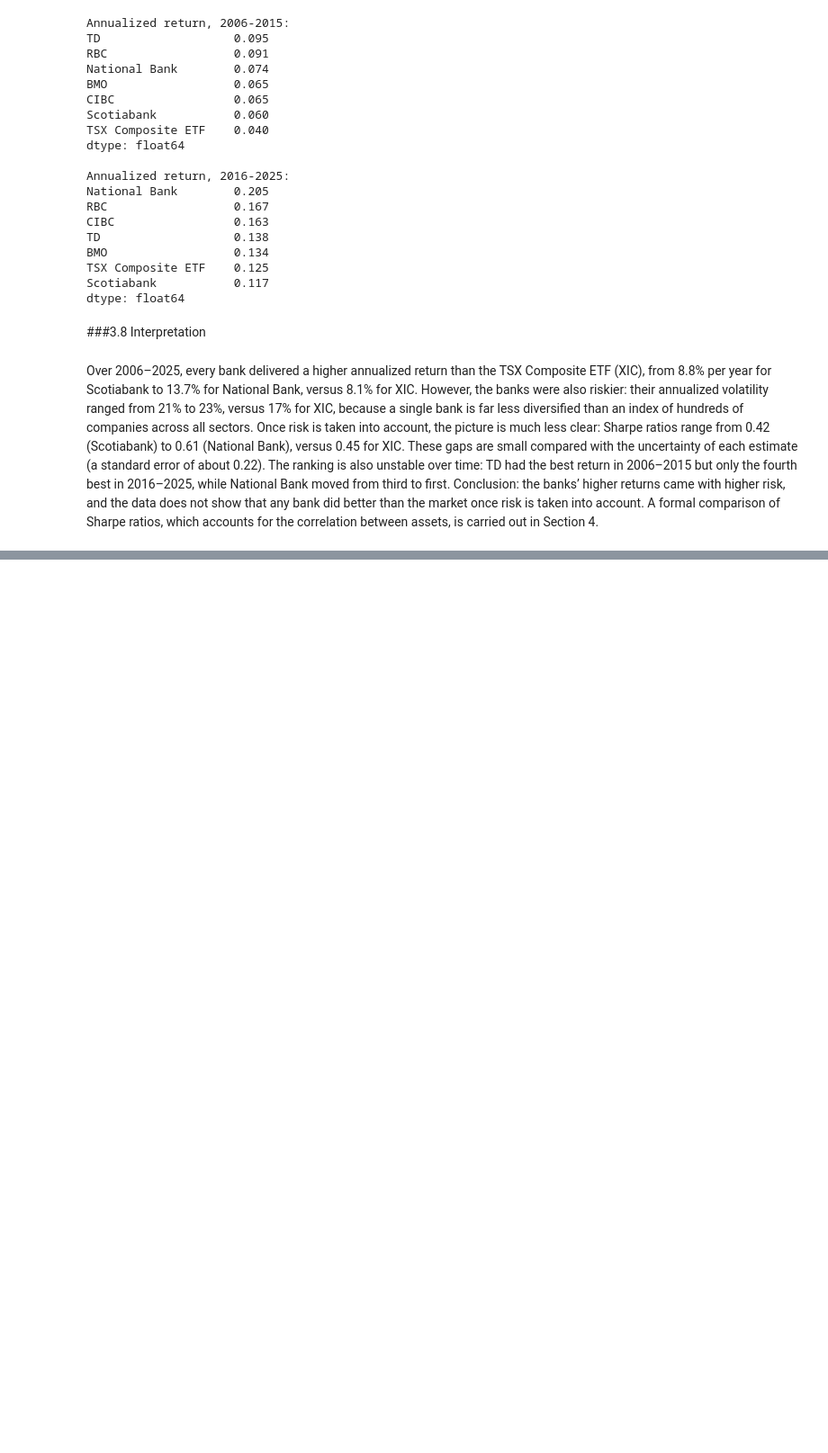
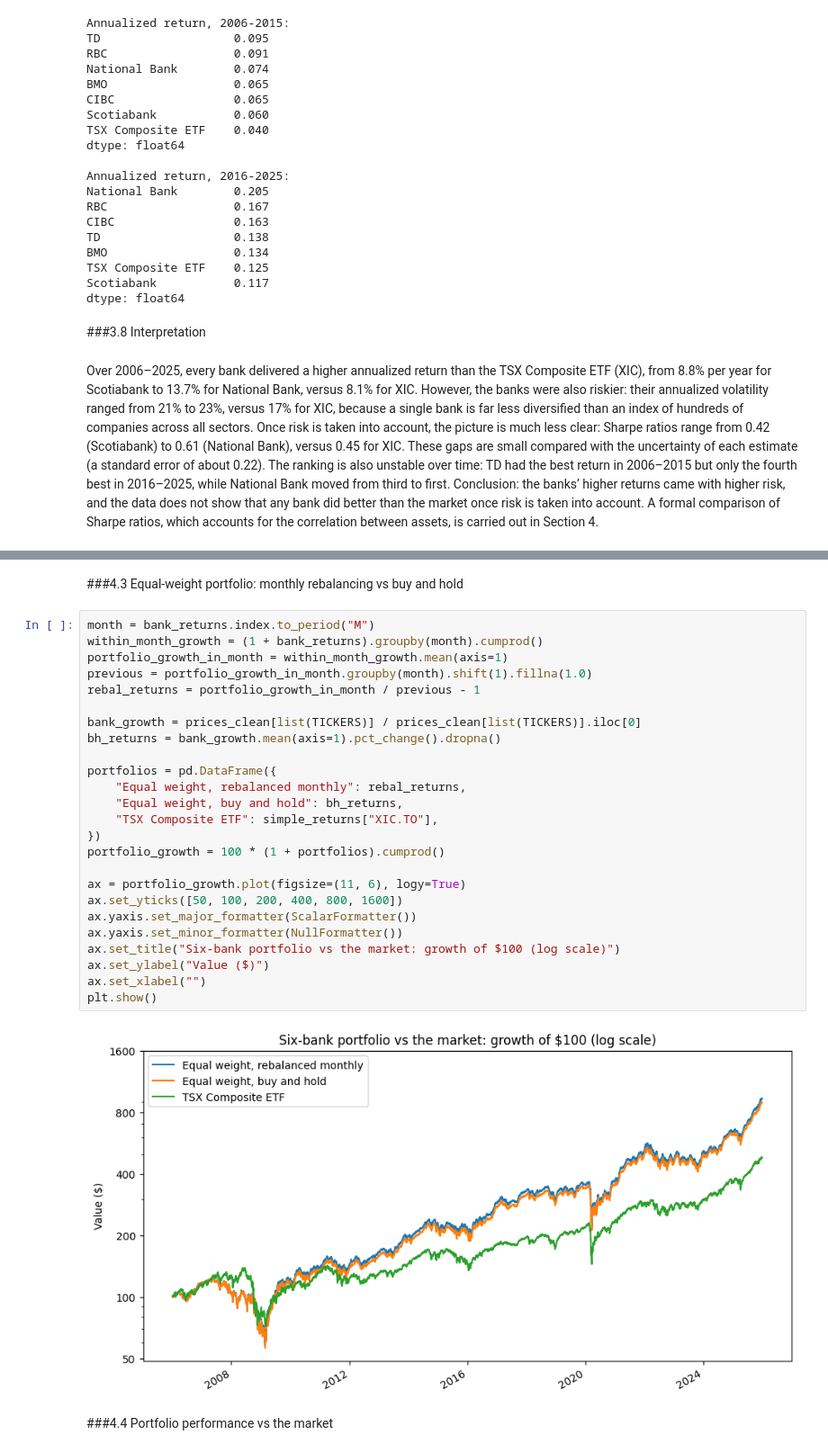
Before and after one commit to quentin-garcia-3b1724235/canadian-banks-portfolio-analysis, a Jupyter notebook: notebooks/canadian_banks_analysis.ipynb, the cells around one changed output, grey strips where cells are left out. Shown at 90% size. Saved outputs shown, nothing was run; the diff lists cells and outputs as text; blank space fills up the shorter version.

```diff
--- a/notebooks/canadian_banks_analysis.ipynb
+++ b/notebooks/canadian_banks_analysis.ipynb
@@ -510,0 +619,31 @@ Over 2006–2025, every bank delivered a higher annualized return than the TSX C
+# %% [markdown]
+###4.3 Equal-weight portfolio: monthly rebalancing vs buy and hold
+# %%
+month = bank_returns.index.to_period("M")
+within_month_growth = (1 + bank_returns).groupby(month).cumprod()
+portfolio_growth_in_month = within_month_growth.mean(axis=1)
+previous = portfolio_growth_in_month.groupby(month).shift(1).fillna(1.0)
+rebal_returns = portfolio_growth_in_month / previous - 1
+
+bank_growth = prices_clean[list(TICKERS)] / prices_clean[list(TICKERS)].iloc[0]
+bh_returns = bank_growth.mean(axis=1).pct_change().dropna()
+
+portfolios = pd.DataFrame({
+    "Equal weight, rebalanced monthly": rebal_returns,
+    "Equal weight, buy and hold": bh_returns,
+    "TSX Composite ETF": simple_returns["XIC.TO"],
+})
+portfolio_growth = 100 * (1 + portfolios).cumprod()
+
+ax = portfolio_growth.plot(figsize=(11, 6), logy=True)
+ax.set_yticks([50, 100, 200, 400, 800, 1600])
+ax.yaxis.set_major_formatter(ScalarFormatter())
+ax.yaxis.set_minor_formatter(NullFormatter())
+ax.set_title("Six-bank portfolio vs the market: growth of $100 (log scale)")
+ax.set_ylabel("Value ($)")
+ax.set_xlabel("")
+plt.show()
+# %% [output]
+[figure, added]
+# %% [markdown]
+###4.4 Portfolio performance vs the market
```
Also changed, not shown: parts of 23 cells of this notebook.
